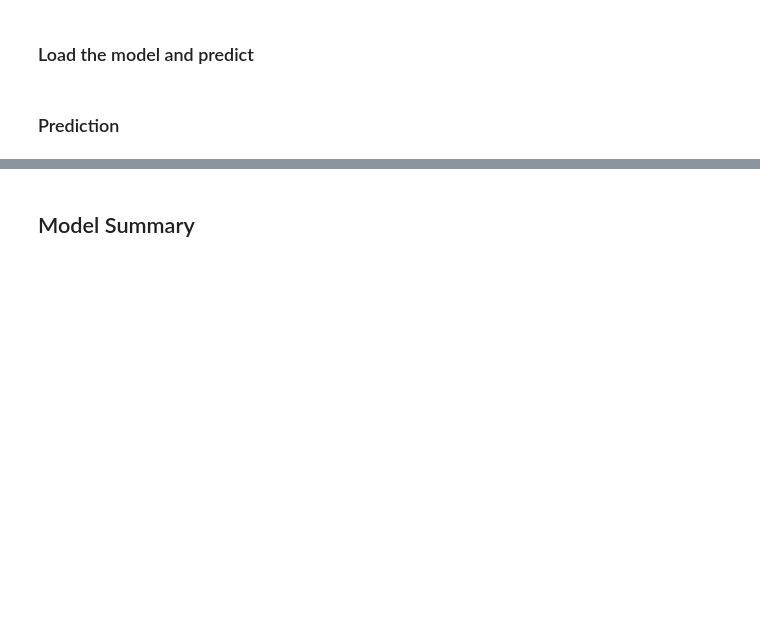
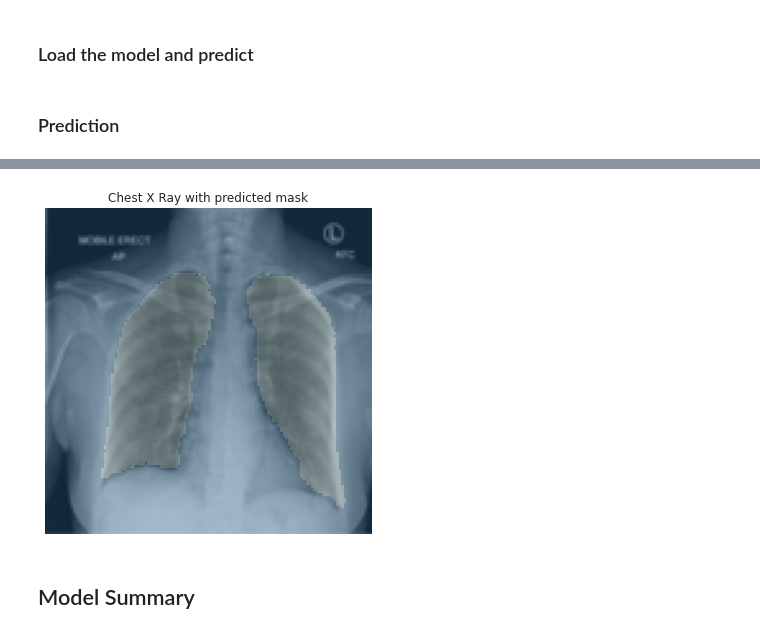
Before and after one commit to shadab4150/X_Ray_Covid_19_pnemonia_detection_lung_segmentation, a Jupyter notebook: chest_xray_segmentation_lungs.ipynb, the cells around one changed output, grey strips where cells are left out. Cells and saved outputs as stored; diff of their text form; code cells hidden in the pictures; blank space fills up the shorter version.

```diff
--- a/chest_xray_segmentation_lungs.ipynb
+++ b/chest_xray_segmentation_lungs.ipynb
@@ -175,16 +180,11 @@ learn.export('/content/chestmask.pkl')
 # %% [markdown]
 ### Load the model  and predict
-# %%
-model = load_learner('/content/drive/My Drive/Dataset/','chestmask.pkl')
-def chest_predict(f):
-  img_s = open_image(f)
-  img_b = immg.imread(f)
-  plt.figure(1,figsize=(7.8,7.8))
-  plt.imshow(img_b)
-  plt.title('X_ray')
-  plt.axis('off')
-  plt.show()
-  pred=model.predict(img_s)[0]
-  pred.show(figsize=(12,8),title='Predicted Lungs Mask')
+# %%
+model = load_learner('/content/drive/My Drive/Dataset/','chest_mask.pkl')
+def chest_predict(f):
+  pred=model.predict(open_image(f))[0]
+  im = Image.open(f)
+  pred.show(figsize=(6,6),alpha=0.9,title='Chest X Ray with predicted mask')
+  plt.imshow(np.asarray(im.resize((128, 128))),alpha=0.7)
 # %% [markdown]
 ### Prediction
@@ -198,3 +191,7 @@ chest_predict('/content/IM-0266-0001.jpeg_I.png')
+# %%
+chest_predict('/content/41591_2020_819_Fig1_HTML.webp-day10.png_I.png')
+# %% [output]
+[figure, added]
 # %% [markdown]
 ## Model Summary
 # %%
```
Also changed, not shown: parts of 12 cells of this notebook.
